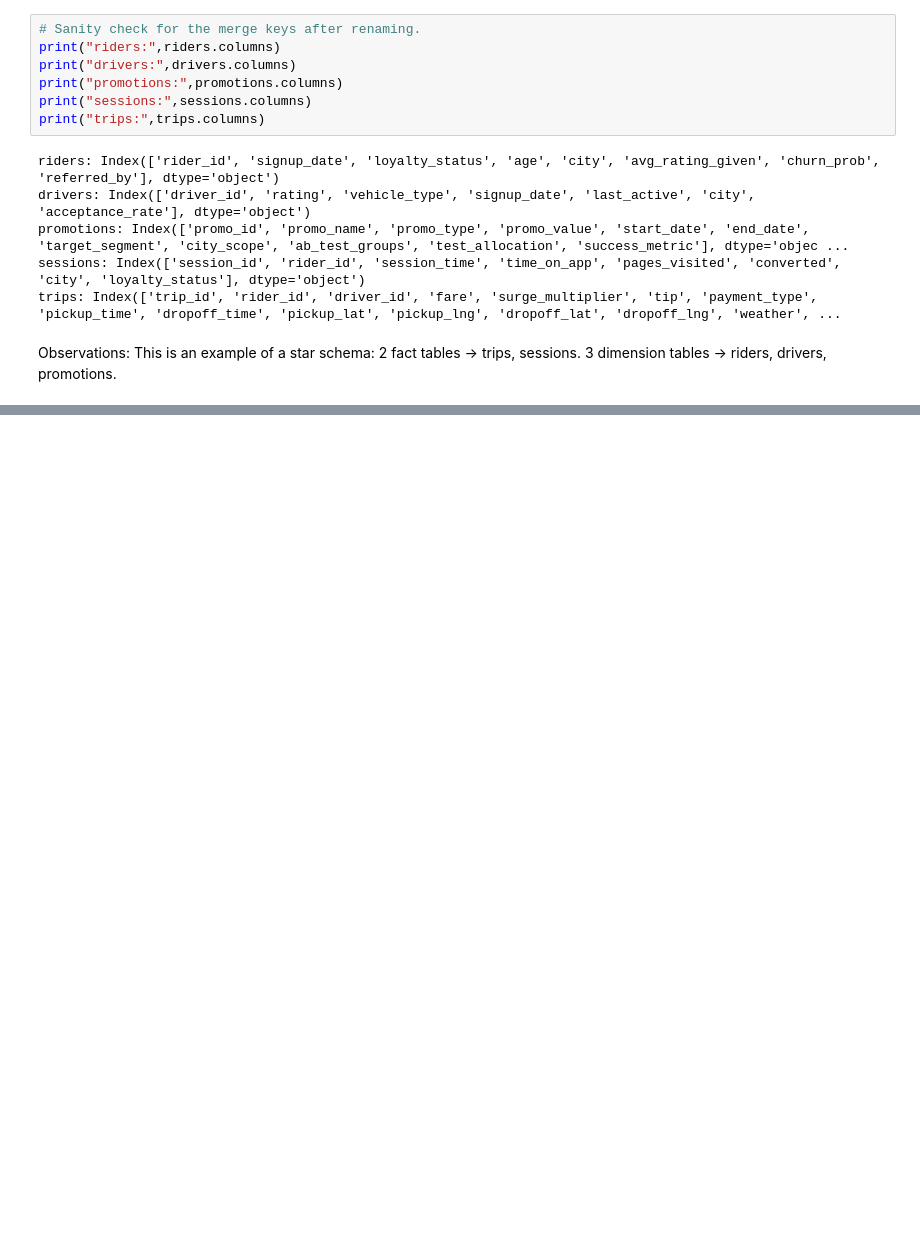
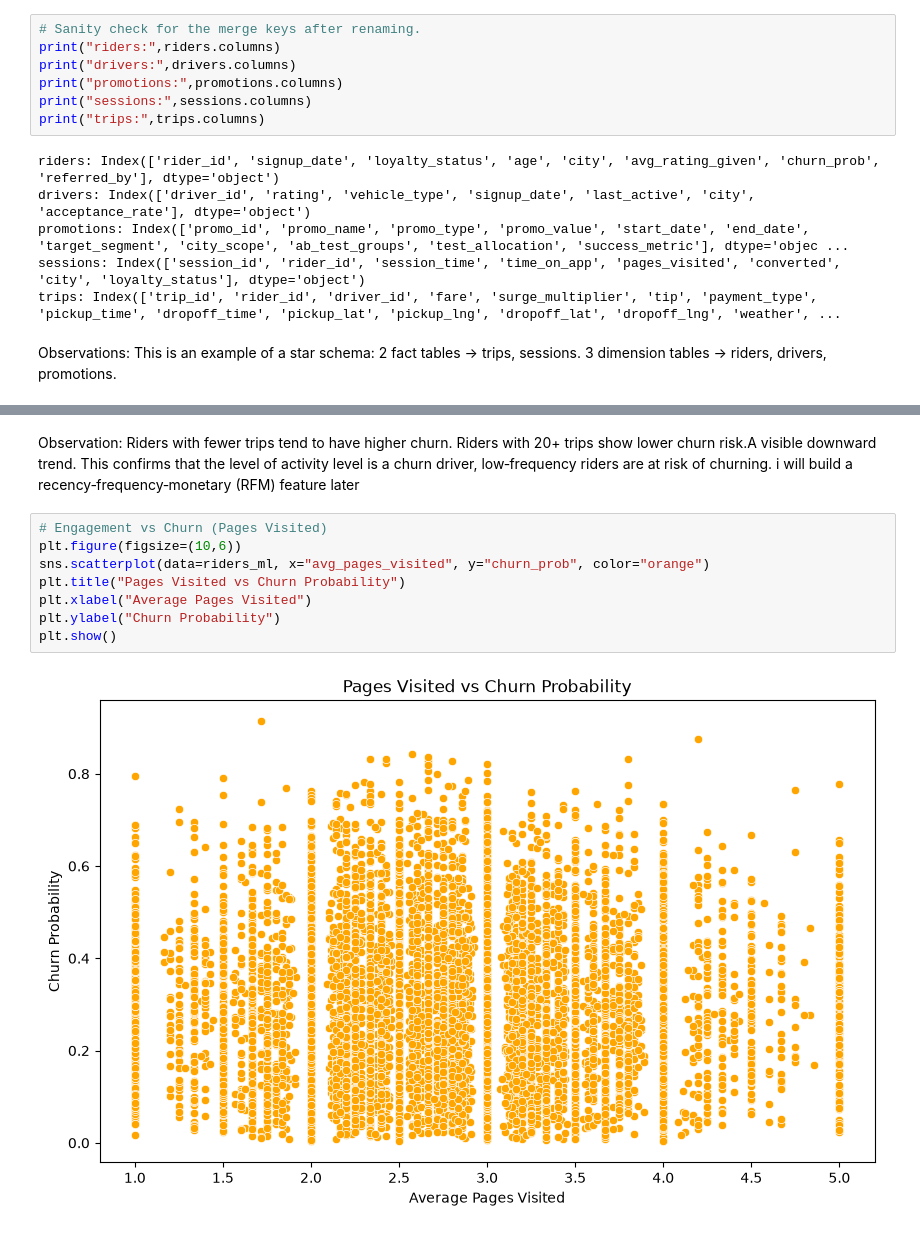
Before and after one commit to Queentutsi/RideWise-Project, a Jupyter notebook: Notebook/ridewise EDA.ipynb, the cells around one changed output, grey strips where cells are left out. Saved outputs shown, nothing was run; the diff lists cells and outputs as text; blank space fills up the shorter version.

```diff
--- a/Notebook/ridewise EDA.ipynb
+++ b/Notebook/ridewise EDA.ipynb
@@ -701,0 +963,13 @@ Observations: This is an example of a star schema:
+# %% [markdown]
+Observation: Riders with fewer trips tend to have higher churn. Riders with 20+ trips show lower churn risk.A visible downward trend. This confirms that the level of
+activity level is a churn driver, low‑frequency riders are at risk of churning. i will build a recency‑frequency‑monetary (RFM) feature later
+# %%
+# Engagement vs Churn (Pages Visited)
+plt.figure(figsize=(10,6))
+sns.scatterplot(data=riders_ml, x="avg_pages_visited", y="churn_prob", color="orange")
+plt.title("Pages Visited vs Churn Probability")
+plt.xlabel("Average Pages Visited")
+plt.ylabel("Churn Probability")
+plt.show()
+# %% [output]
+[figure, added]
```
Also changed, not shown: parts of 25 cells of this notebook, 5 other files.
